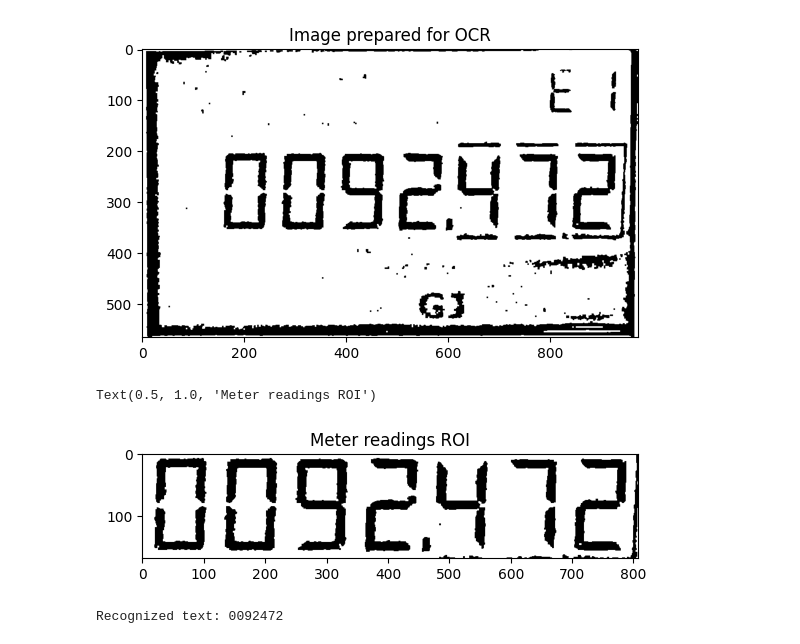
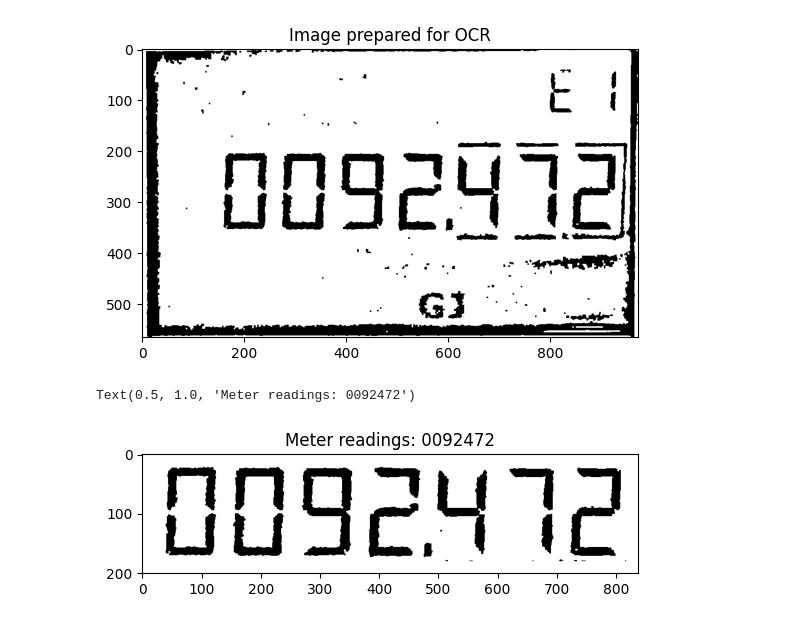
Before and after one commit to x-cray/ocr-consumed-energy-logger, a Jupyter notebook: ocr-notebook.ipynb, the cells around one changed output. Saved outputs shown, nothing was run; the diff lists cells and outputs as text; code cells hidden in the pictures.

```diff
--- a/ocr-notebook.ipynb
+++ b/ocr-notebook.ipynb
@@ -4,7 +4,7 @@ import numpy as np
 import pytesseract
 import cv2
 
-img_path = "./samples/readings-1.jpg"
+img_path = './img/readings-1.jpg'
 
 # Load the input image and convert to RGB for correct display
 image = cv2.imread(img_path)
@@ -12,7 +12,7 @@ image = cv2.cvtColor(image, cv2.COLOR_BGR2RGB)
 orig = image.copy()
 
 plt.imshow(orig)
-plt.title("Original image")
+plt.title('Original image')
 # %% [output]
 Text(0.5, 1.0, 'Original image')
 [figure]
@@ -175,25 +180,26 @@ plt.title("Image prepared for OCR")
 Text(0.5, 1.0, 'Image prepared for OCR')
 [figure]
 # %%
-# Knowing the location of readings within the LCD ROI we can extract the readings ROI
-left_edge = int(display_width * 0.144)
-right_edge = int(display_width * 0.975)
-top_edge = int(display_height * 0.350)
-bottom_edge = int(display_height * 0.650)
-readings_roi = ocr_image[top_edge:bottom_edge, left_edge:right_edge]
+def recognize(roi):
+    tesseract_config = '--psm 8 --oem 3 -c tessedit_char_whitelist=0123456789 --tessdata-dir ./app/ssd'
+    text = pytesseract.image_to_string(roi, lang="ssd", config=tesseract_config)
+    return text
 
-plt.imshow(readings_roi, cmap="gray")
-plt.title("Meter readings ROI")
+# Knowing the location of the readings within the LCD ROI we can extract the readings ROI
+readings_left_edge = int(display_width * 0.144)
+readings_right_edge = int(display_width * 0.965)
+readings_top_edge = int(display_height * 0.360)
+readings_bottom_edge = int(display_height * 0.645)
+readings_roi = ocr_image[readings_top_edge:readings_bottom_edge, readings_left_edge:readings_right_edge]
+
+# Pad image with white border to improve OCR accuracy
+readings_roi = cv2.copyMakeBorder(readings_roi, 20, 20, 20, 20, cv2.BORDER_CONSTANT, value=(255,255,255))
+
+# Perform OCR
+text = recognize(readings_roi).strip()
+
+plt.imshow(readings_roi, cmap='gray')
+plt.title(f'Meter readings: {text}')
 # %% [output]
-Text(0.5, 1.0, 'Meter readings ROI')
+Text(0.5, 1.0, 'Meter readings: 0092472')
-[figure, old version]
+[figure, new version]
-# %%
-def recognize(roi):
-    tesseract_config = "--psm 8 --oem 3 -c tessedit_char_whitelist=0123456789 --tessdata-dir ./ssd"
-    text = pytesseract.image_to_string(roi, lang="ssd", config=tesseract_config)
-    return text
-
-text = recognize(readings_roi).strip()
-print(f"Recognized text: {text}")
-# %% [output]
-Recognized text: 0092472
```
Also changed, not shown: parts of 4 cells of this notebook, 4 other files.
